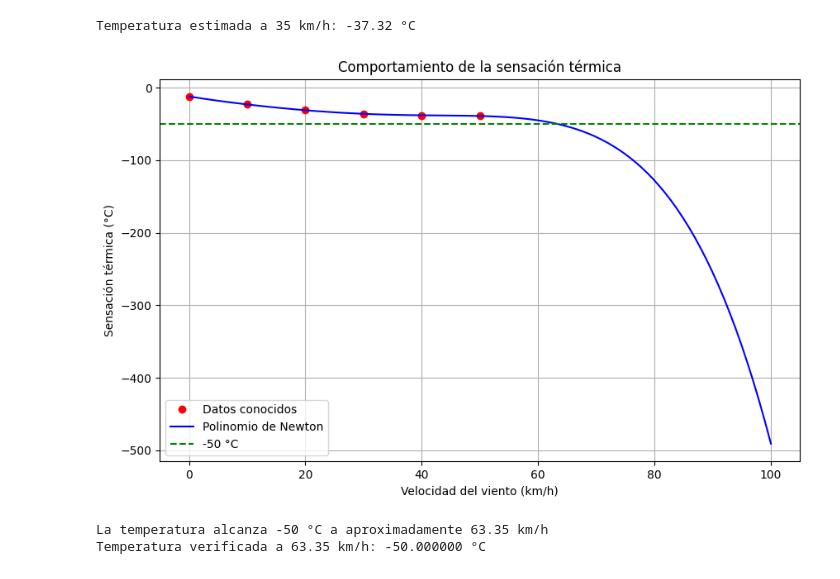
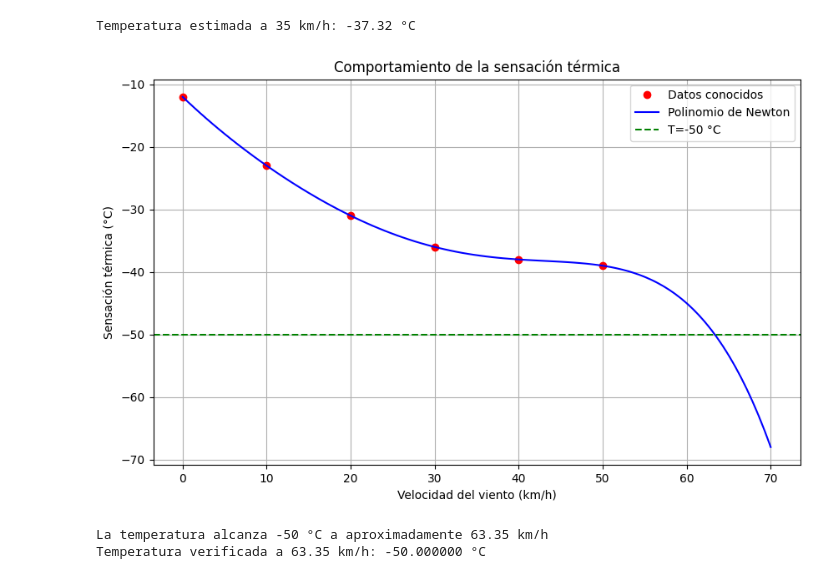
Before and after one commit to jmmarinr/ComputationalMethods, a Jupyter notebook: Interpolacion/Taller_interpolación.ipynb, the cells around one changed output. Cells and saved outputs as stored; diff of their text form; code cells hidden in the pictures.

```diff
--- a/Interpolacion/Taller_interpolación.ipynb
+++ b/Interpolacion/Taller_interpolación.ipynb
@@ -102,12 +102,12 @@ def newton_interpolation(x_data, y_data,x_interp):
 
     Parámetros:
     -----------
-    x : float
-        El valor en el que se desea evaluar el polinomio interpolante.
     x_data : array_like
         Arreglo de valores x conocidos (puntos de datos independientes).
     y_data : array_like
         Arreglo de valores y conocidos (puntos de datos dependientes).
+    x_interp : float
+        El valor en el que se desea evaluar el polinomio interpolante.
 
     Retorna:
     --------
@@ -363,22 +362,22 @@ print(f"Temperatura estimada a 35 km/h: {temp_35:.2f} °C")
 Temperatura estimada a 35 km/h: -37.32 °C
 # %%
 # Rango extendido para visualización
-viento_ext = np.linspace(0, 100, 100)
+viento_ext = np.linspace(0, 70, 100)
 temp_ext = [newton_interpolation(viento, temperatura, v) for v in viento_ext]
 
 # Gráfico
 plt.figure(figsize=(10, 6))
 plt.plot(viento, temperatura, 'ro', label='Datos conocidos')
 plt.plot(viento_ext, temp_ext, 'b-', label='Polinomio de Newton')
-plt.axhline(y=-50, color='g', linestyle='--', label='-50 °C')
+plt.axhline(y=-50, color='g', linestyle='--', label='T=-50 °C')
 plt.xlabel('Velocidad del viento (km/h)')
 plt.ylabel('Sensación térmica (°C)')
 plt.title('Comportamiento de la sensación térmica')
 plt.legend()
 plt.grid()
 plt.show()
 # %% [output]
-[figure, old version]
+[figure, new version]
 # %%
 from scipy.optimize import newton
 
```
Also changed, not shown: parts of 6 cells of this notebook, 1 other file.
